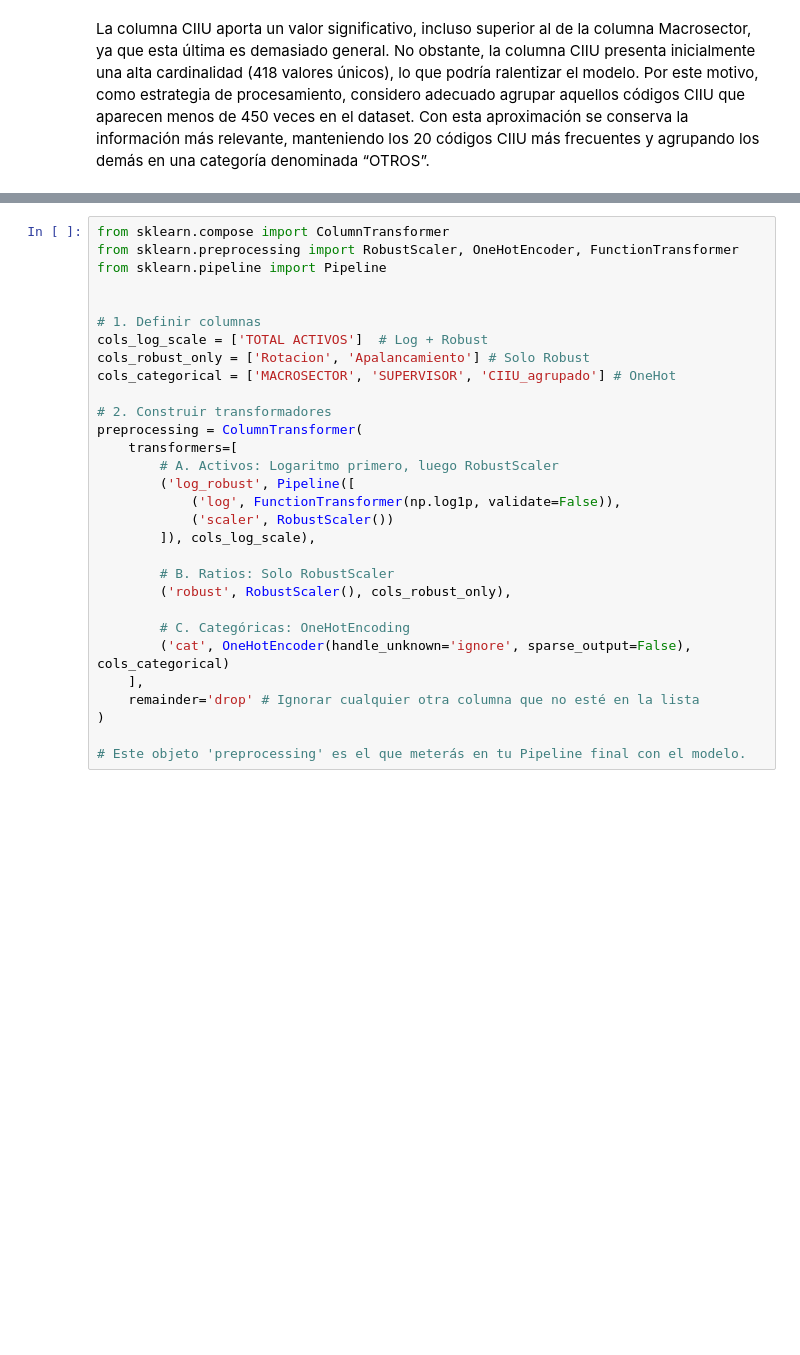
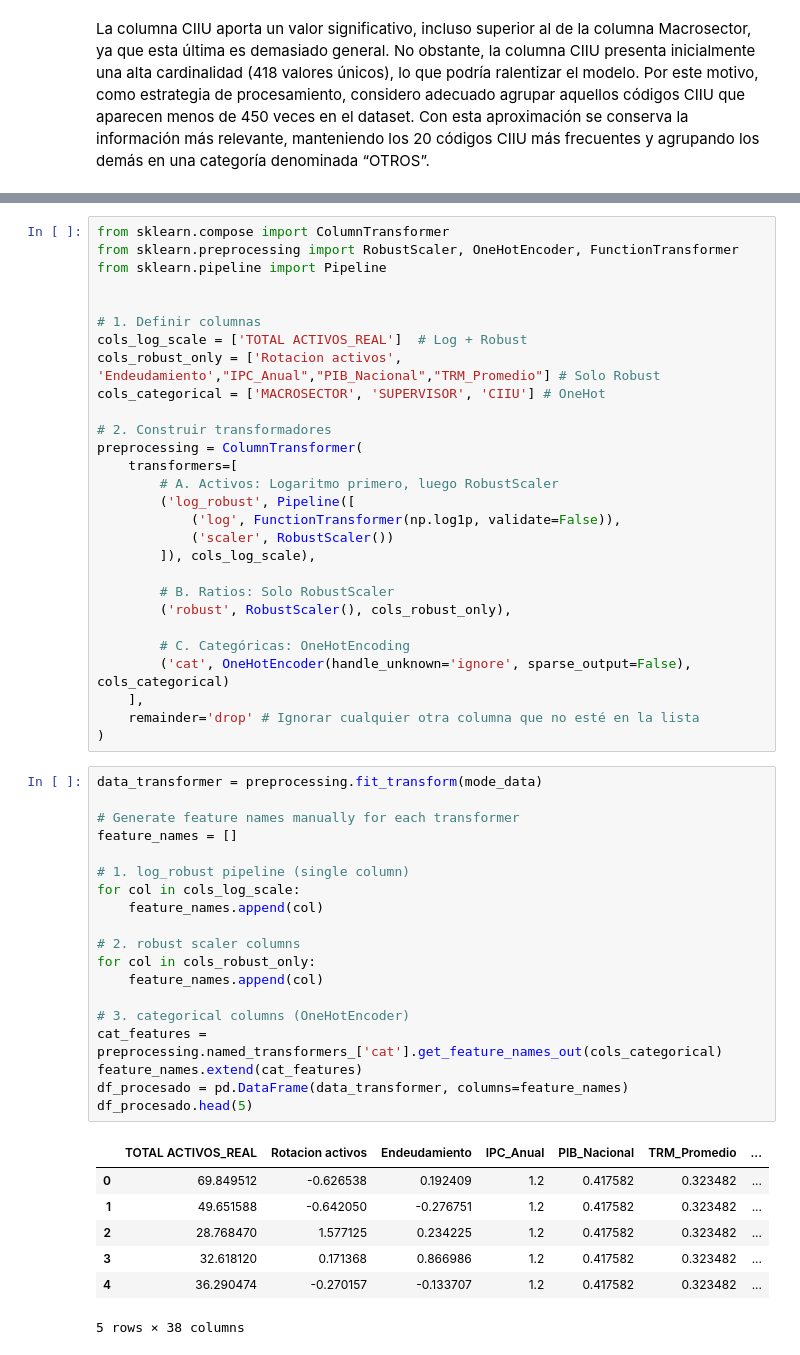
Before and after one commit to ldalzatef/business-performance-prediction, a Jupyter notebook: notebooks/03_feature_engineering.ipynb, the cells around one changed output, grey strips where cells are left out. Cells and saved outputs as stored; diff of their text form; blank space fills up the shorter version.

```diff
--- a/notebooks/03_feature_engineering.ipynb
+++ b/notebooks/03_feature_engineering.ipynb
@@ -135,9 +177,9 @@ from sklearn.pipeline import Pipeline
 
 
 # 1. Definir columnas
-cols_log_scale = ['TOTAL ACTIVOS']  # Log + Robust
-cols_robust_only = ['Rotacion', 'Apalancamiento'] # Solo Robust
-cols_categorical = ['MACROSECTOR', 'SUPERVISOR', 'CIIU_agrupado'] # OneHot
+cols_log_scale = ['TOTAL ACTIVOS_REAL']  # Log + Robust
+cols_robust_only = ['Rotacion activos', 'Endeudamiento',"IPC_Anual","PIB_Nacional","TRM_Promedio"] # Solo Robust
+cols_categorical = ['MACROSECTOR', 'SUPERVISOR', 'CIIU'] # OneHot
 
 # 2. Construir transformadores
 preprocessing = ColumnTransformer(
@@ -156,5 +198,30 @@ preprocessing = ColumnTransformer(
     ],
     remainder='drop' # Ignorar cualquier otra columna que no esté en la lista
 )
-
-# Este objeto 'preprocessing' es el que meterás en tu Pipeline final con el modelo.
+# %%
+data_transformer = preprocessing.fit_transform(mode_data)
+
+# Generate feature names manually for each transformer
+feature_names = []
+
+# 1. log_robust pipeline (single column)
+for col in cols_log_scale:
+	feature_names.append(col)
+
+# 2. robust scaler columns
+for col in cols_robust_only:
+	feature_names.append(col)
+
+# 3. categorical columns (OneHotEncoder)
+cat_features = preprocessing.named_transformers_['cat'].get_feature_names_out(cols_categorical)
+feature_names.extend(cat_features)
+df_procesado = pd.DataFrame(data_transformer, columns=feature_names)
+df_procesado.head(5)
+# %% [output]
+|  | TOTAL ACTIVOS_REAL | Rotacion activos | Endeudamiento | IPC_Anual | PIB_Nacional | TRM_Promedio | ... |
+| 0 | 69.849512 | -0.626538 | 0.192409 | 1.2 | 0.417582 | 0.323482 | ... |
+| 1 | 49.651588 | -0.642050 | -0.276751 | 1.2 | 0.417582 | 0.323482 | ... |
+| 2 | 28.768470 | 1.577125 | 0.234225 | 1.2 | 0.417582 | 0.323482 | ... |
+| 3 | 32.618120 | 0.171368 | 0.866986 | 1.2 | 0.417582 | 0.323482 | ... |
+| 4 | 36.290474 | -0.270157 | -0.133707 | 1.2 | 0.417582 | 0.323482 | ... |
+5 rows × 38 columns
```
Also changed, not shown: parts of 10 cells of this notebook, 2 other files.
